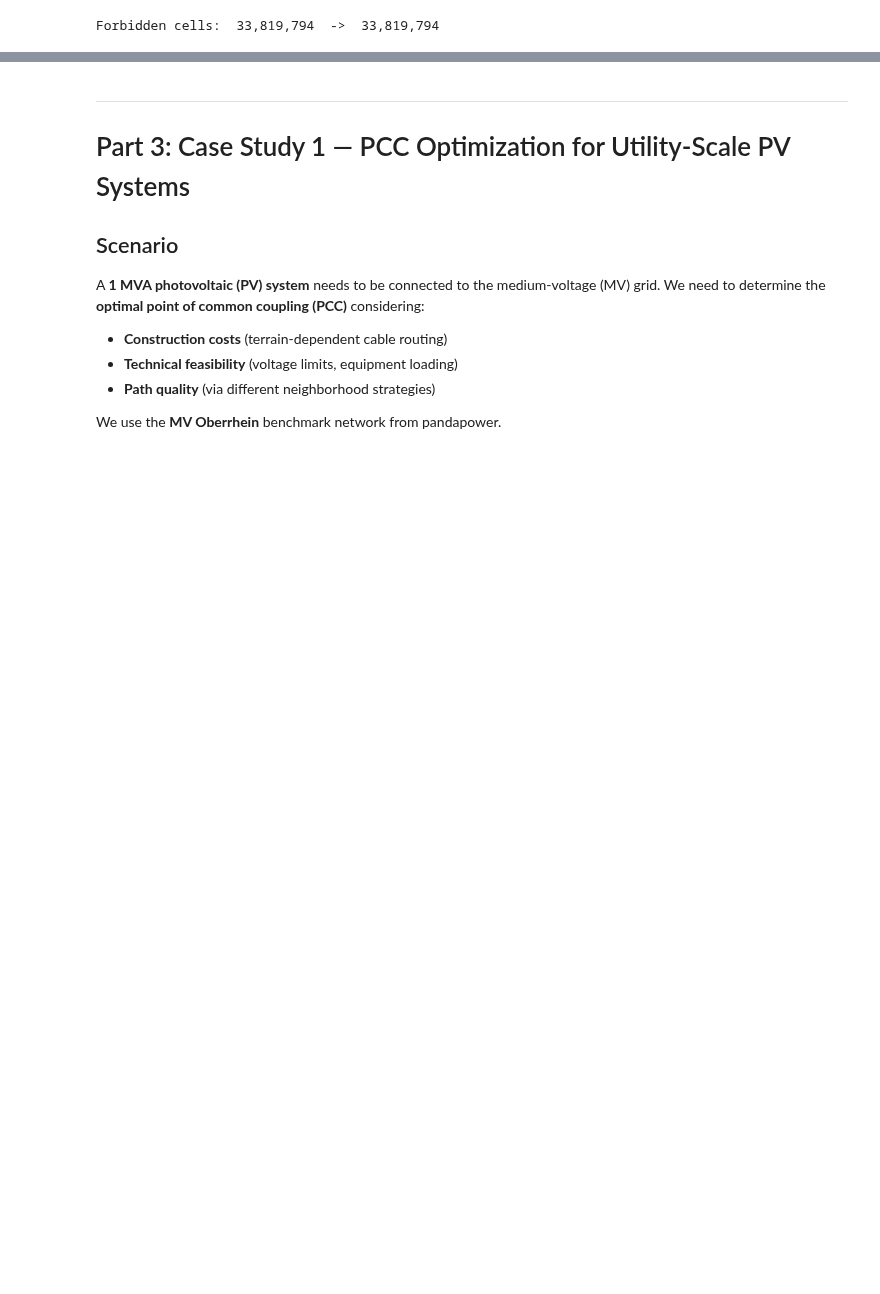
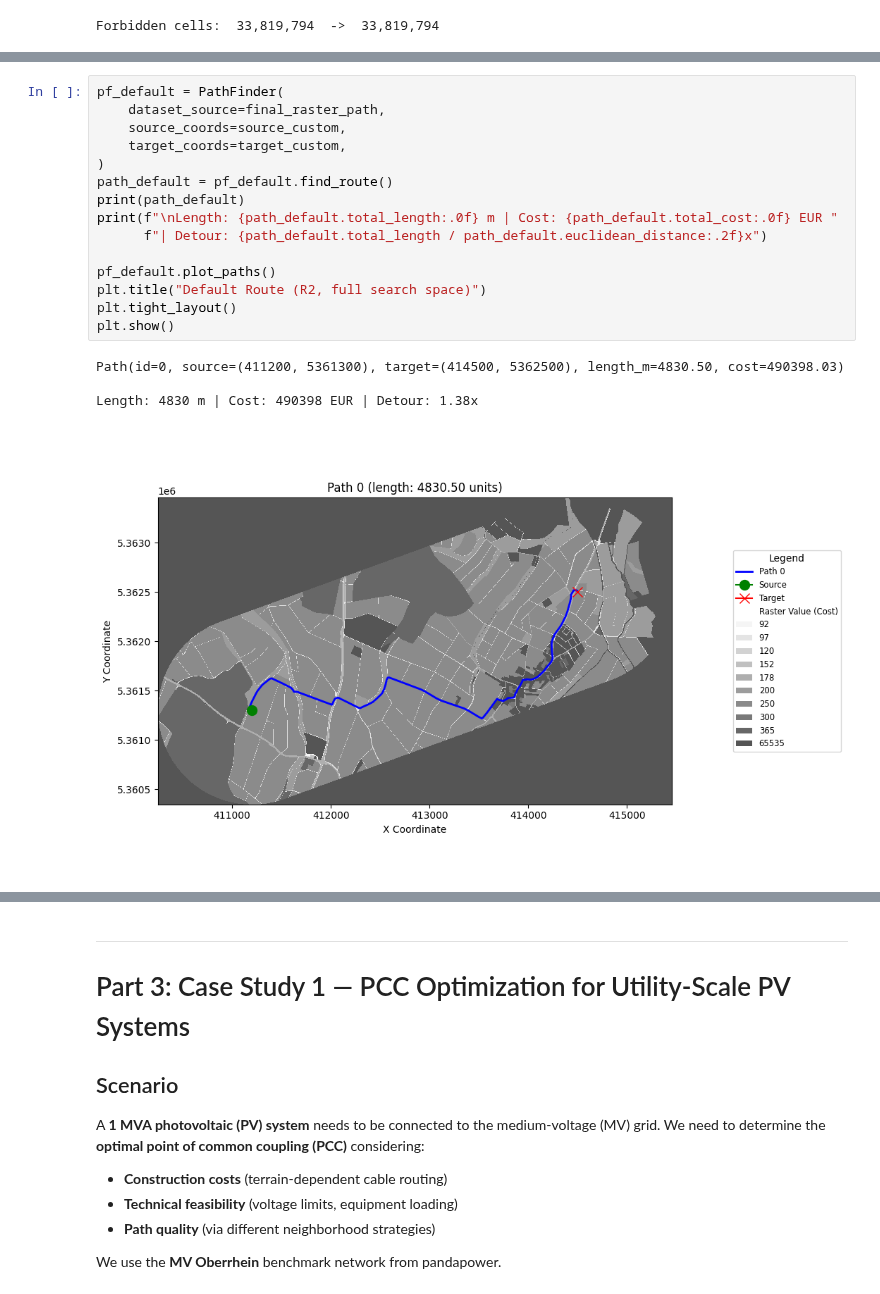
Before and after one commit to marhofmann/pyorps, a Jupyter notebook: tutorial/OSMSES_2026_Tutorial_PYORPS_full.ipynb, the cells around one changed output, grey strips where cells are left out. Saved outputs shown, nothing was run; the diff lists cells and outputs as text; blank space fills up the shorter version.

```diff
--- a/tutorial/OSMSES_2026_Tutorial_PYORPS_full.ipynb
+++ b/tutorial/OSMSES_2026_Tutorial_PYORPS_full.ipynb
@@ -428,0 +363,20 @@ plt.show()
+# %%
+pf_default = PathFinder(
+    dataset_source=final_raster_path,
+    source_coords=source_custom,
+    target_coords=target_custom,
+)
+path_default = pf_default.find_route()
+print(path_default)
+print(f"\nLength: {path_default.total_length:.0f} m | Cost: {path_default.total_cost:.0f} EUR "
+      f"| Detour: {path_default.total_length / path_default.euclidean_distance:.2f}x")
+
+pf_default.plot_paths()
+plt.title("Default Route (R2, full search space)")
+plt.tight_layout()
+plt.show()
+# %% [output]
+Path(id=0, source=(411200, 5361300), target=(414500, 5362500), length_m=4830.50, cost=490398.03)
+
+Length: 4830 m | Cost: 490398 EUR | Detour: 1.38x
+[figure, added]
```
Also changed, not shown: parts of 37 cells of this notebook, 4 other files.
